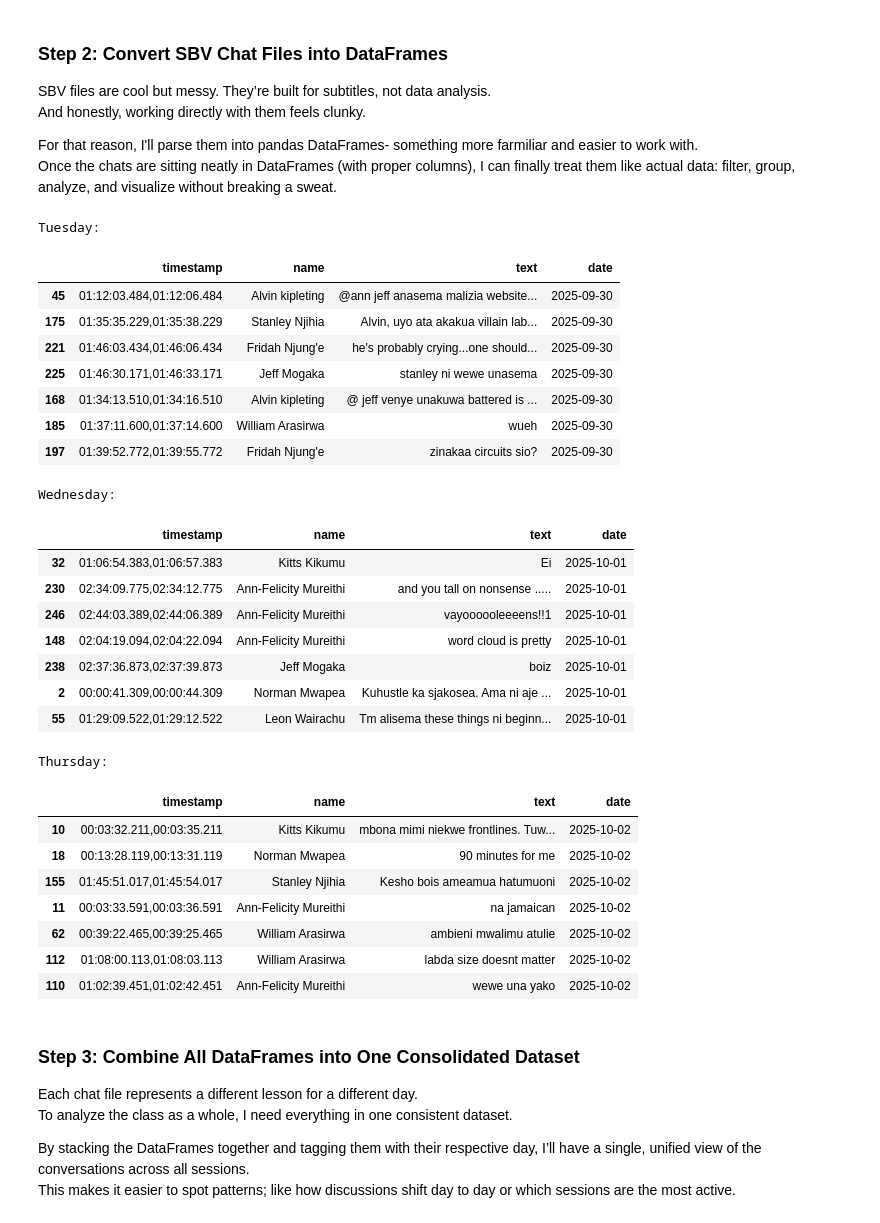
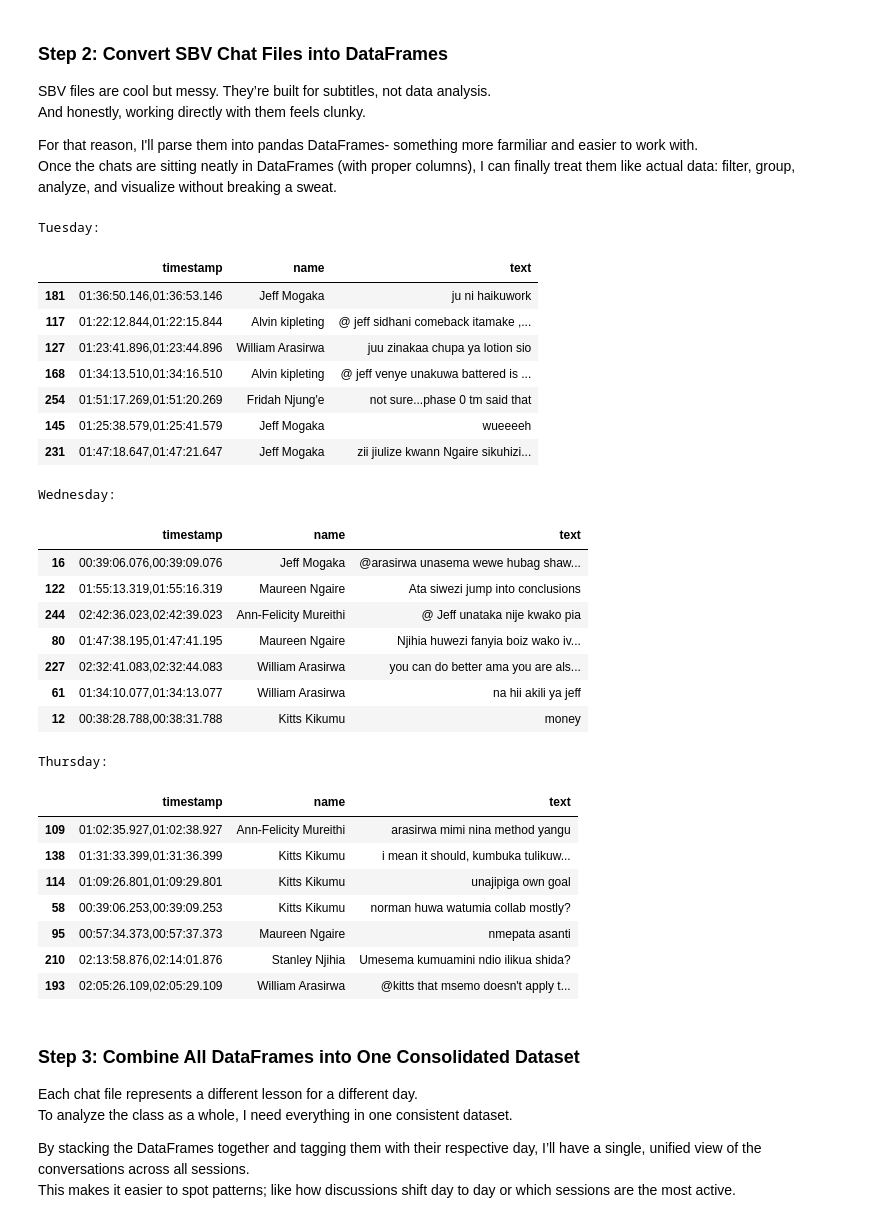
Before and after one commit to Vain-Guy/chit-chat, a Jupyter notebook: chatterbox.ipynb, the cells around one changed output. Cells and saved outputs as stored; diff of their text form; code cells hidden in the pictures.

```diff
--- a/chatterbox.ipynb
+++ b/chatterbox.ipynb
@@ -293,44 +291,49 @@ def sbv_to_dataframe(file_path):
 
     return pd.DataFrame(data, columns=["timestamp", "name", "text"])
 # %%
+# Convert files into dataframes
+tuesday_df = sbv_to_dataframe(tuesday_path)
+wenno_df   = sbv_to_dataframe(wenno_path)
+thur_df    = sbv_to_dataframe(thur_path)
+
 # Load the corpus as dataframes
 
 print("Tuesday:")
 display(tuesday_df.sample(7))
 
 print("Wednesday:")
 display(wenno_df.sample(7))
 
 print("Thursday:")
 display(thur_df.sample(7))
 # %% [output]
 Tuesday:
-|  | timestamp | name | text | date |
-| 45 | 01:12:03.484,01:12:06.484 | Alvin kipleting | @ann jeff anasema malizia website... | 2025-09-30 |
-| 175 | 01:35:35.229,01:35:38.229 | Stanley Njihia | Alvin, uyo ata akakua villain lab... | 2025-09-30 |
-| 221 | 01:46:03.434,01:46:06.434 | Fridah Njung'e | he's probably crying...one should... | 2025-09-30 |
-| 225 | 01:46:30.171,01:46:33.171 | Jeff Mogaka | stanley ni wewe unasema | 2025-09-30 |
-| 168 | 01:34:13.510,01:34:16.510 | Alvin kipleting | @ jeff venye unakuwa battered is ... | 2025-09-30 |
-| 185 | 01:37:11.600,01:37:14.600 | William Arasirwa | wueh | 2025-09-30 |
-| 197 | 01:39:52.772,01:39:55.772 | Fridah Njung'e | zinakaa circuits sio? | 2025-09-30 |
+|  | timestamp | name | text |
+| 181 | 01:36:50.146,01:36:53.146 | Jeff Mogaka | ju ni haikuwork |
+| 117 | 01:22:12.844,01:22:15.844 | Alvin kipleting | @ jeff sidhani comeback itamake ,... |
+| 127 | 01:23:41.896,01:23:44.896 | William Arasirwa | juu zinakaa chupa ya lotion sio |
+| 168 | 01:34:13.510,01:34:16.510 | Alvin kipleting | @ jeff venye unakuwa battered is ... |
+| 254 | 01:51:17.269,01:51:20.269 | Fridah Njung'e | not sure...phase 0 tm said that |
+| 145 | 01:25:38.579,01:25:41.579 | Jeff Mogaka | wueeeeh |
+| 231 | 01:47:18.647,01:47:21.647 | Jeff Mogaka | zii jiulize kwann Ngaire sikuhizi... |
 Wednesday:
-|  | timestamp | name | text | date |
-| 32 | 01:06:54.383,01:06:57.383 | Kitts Kikumu | Ei | 2025-10-01 |
-| 230 | 02:34:09.775,02:34:12.775 | Ann-Felicity Mureithi | and you tall on nonsense ..... | 2025-10-01 |
-| 246 | 02:44:03.389,02:44:06.389 | Ann-Felicity Mureithi | vayoooooleeeens!!1 | 2025-10-01 |
-| 148 | 02:04:19.094,02:04:22.094 | Ann-Felicity Mureithi | word cloud is pretty | 2025-10-01 |
-| 238 | 02:37:36.873,02:37:39.873 | Jeff Mogaka | boiz | 2025-10-01 |
-| 2 | 00:00:41.309,00:00:44.309 | Norman Mwapea | Kuhustle ka sjakosea. Ama ni aje ... | 2025-10-01 |
-| 55 | 01:29:09.522,01:29:12.522 | Leon Wairachu | Tm alisema these things ni beginn... | 2025-10-01 |
+|  | timestamp | name | text |
+| 16 | 00:39:06.076,00:39:09.076 | Jeff Mogaka | @arasirwa unasema wewe hubag shaw... |
+| 122 | 01:55:13.319,01:55:16.319 | Maureen Ngaire | Ata siwezi jump into conclusions |
+| 244 | 02:42:36.023,02:42:39.023 | Ann-Felicity Mureithi | @ Jeff unataka nije kwako pia |
+| 80 | 01:47:38.195,01:47:41.195 | Maureen Ngaire | Njihia huwezi fanyia boiz wako iv... |
+| 227 | 02:32:41.083,02:32:44.083 | William Arasirwa | you can do better ama you are als... |
+| 61 | 01:34:10.077,01:34:13.077 | William Arasirwa | na hii akili ya jeff |
+| 12 | 00:38:28.788,00:38:31.788 | Kitts Kikumu | money |
 Thursday:
-|  | timestamp | name | text | date |
-| 10 | 00:03:32.211,00:03:35.211 | Kitts Kikumu | mbona mimi niekwe frontlines. Tuw... | 2025-10-02 |
-| 18 | 00:13:28.119,00:13:31.119 | Norman Mwapea | 90 minutes for me | 2025-10-02 |
-| 155 | 01:45:51.017,01:45:54.017 | Stanley Njihia | Kesho bois ameamua hatumuoni | 2025-10-02 |
-| 11 | 00:03:33.591,00:03:36.591 | Ann-Felicity Mureithi | na jamaican | 2025-10-02 |
-| 62 | 00:39:22.465,00:39:25.465 | William Arasirwa | ambieni mwalimu atulie | 2025-10-02 |
-| 112 | 01:08:00.113,01:08:03.113 | William Arasirwa | labda size doesnt matter | 2025-10-02 |
-| 110 | 01:02:39.451,01:02:42.451 | Ann-Felicity Mureithi | wewe una yako | 2025-10-02 |
+|  | timestamp | name | text |
+| 109 | 01:02:35.927,01:02:38.927 | Ann-Felicity Mureithi | arasirwa mimi nina method yangu |
+| 138 | 01:31:33.399,01:31:36.399 | Kitts Kikumu | i mean it should, kumbuka tulikuw... |
+| 114 | 01:09:26.801,01:09:29.801 | Kitts Kikumu | unajipiga own goal |
+| 58 | 00:39:06.253,00:39:09.253 | Kitts Kikumu | norman huwa watumia collab mostly? |
+| 95 | 00:57:34.373,00:57:37.373 | Maureen Ngaire | nmepata asanti |
+| 210 | 02:13:58.876,02:14:01.876 | Stanley Njihia | Umesema kumuamini ndio ilikua shida? |
+| 193 | 02:05:26.109,02:05:29.109 | William Arasirwa | @kitts that msemo doesn't apply t... |
 # %% [markdown]
 ### Step 3: Combine All DataFrames into One Consolidated Dataset
 
```
Also changed, not shown: parts of 11 cells of this notebook, 1 other file.
